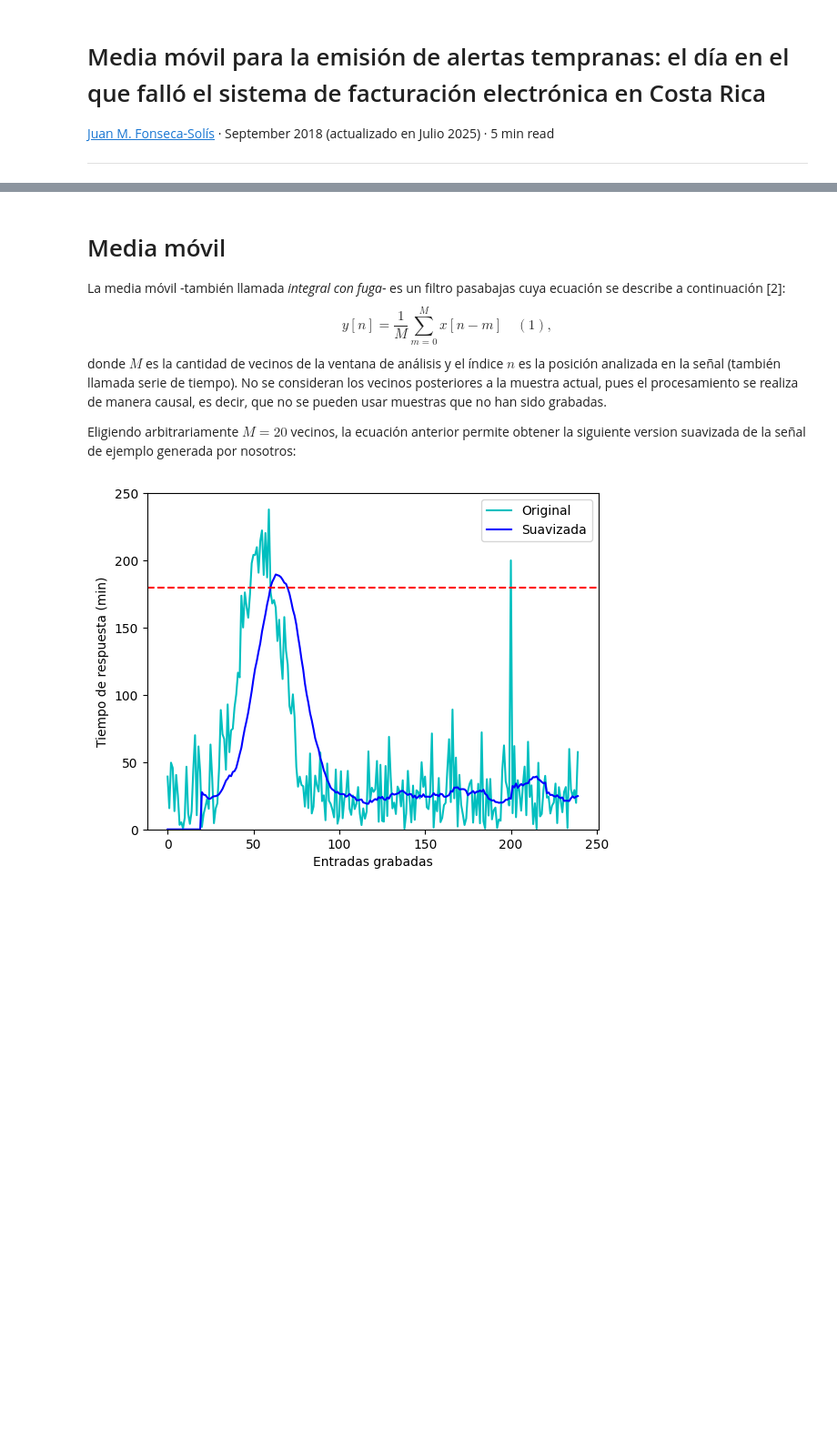
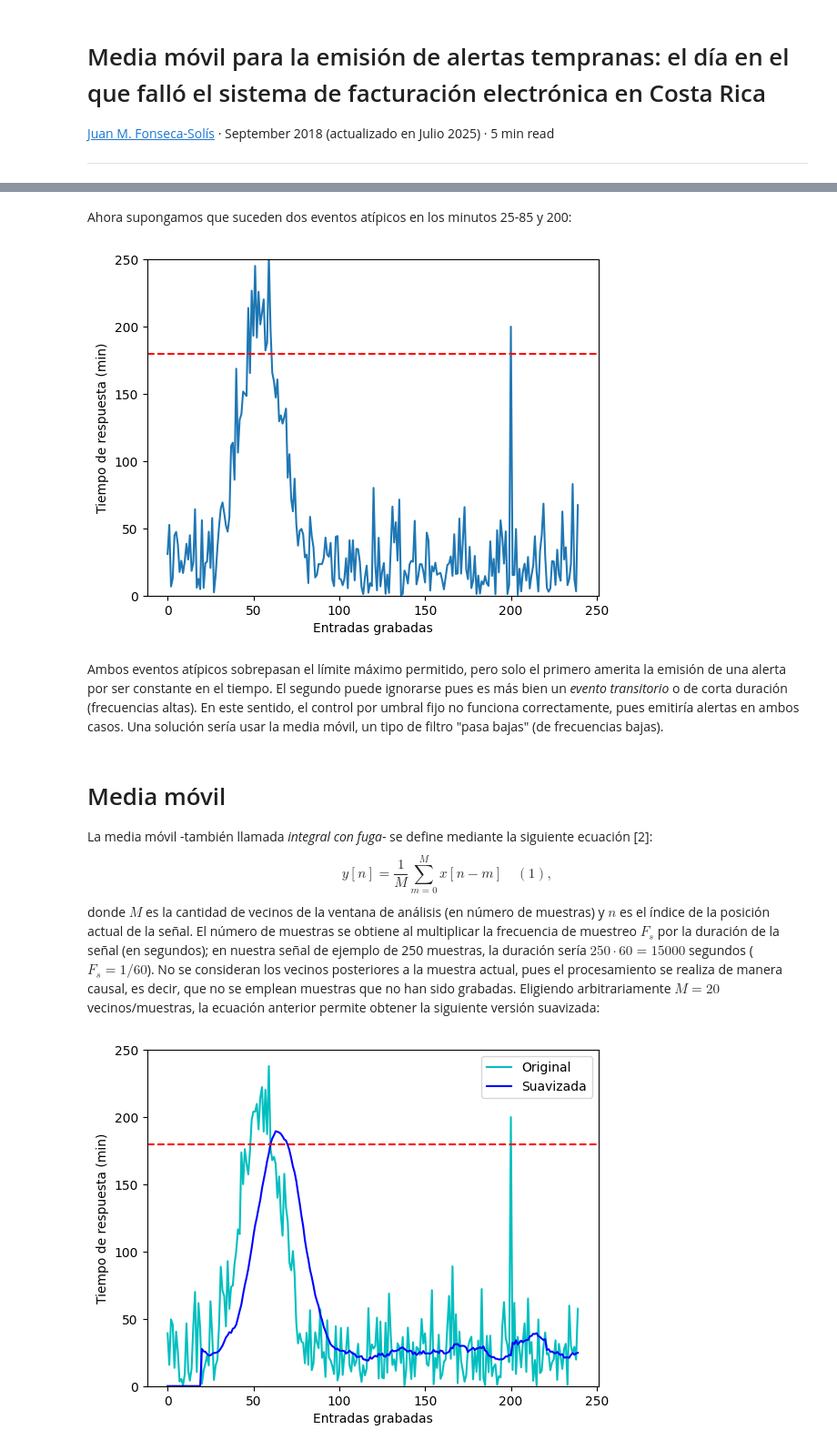
Before and after one commit to juanfonsecasolis/juanfonsecasolis.github.io, a Jupyter notebook: blog/ipynb/JFonseca.suavizadoTraficoServidorWeb.ipynb, the cells around one changed output, grey strips where cells are left out. Shown at 91% size. Cells and saved outputs as stored; diff of their text form; code cells hidden in the pictures; blank space fills up the shorter version.

```diff
--- a/blog/ipynb/JFonseca.suavizadoTraficoServidorWeb.ipynb
+++ b/blog/ipynb/JFonseca.suavizadoTraficoServidorWeb.ipynb
@@ -46,12 +40,21 @@ Como observamos en la figura anterior, los instantes 25 a 85 sobrepasan el lími
+# %% [markdown]
+Ahora supongamos que suceden dos eventos atípicos en los minutos 25-85 y 200:
+# %%
+n0=25
+x[n0:n0+60] += 180*np.hanning(60)
+x[200] = 200
+graficar_senial(x)
+# %% [output]
+[figure, added]
+# %% [markdown]
+Ambos eventos atípicos sobrepasan el límite máximo permitido, pero solo el primero amerita la emisión de una alerta por ser constante en el tiempo. El segundo puede ignorarse pues es más bien un *evento transitorio* o de corta duración (frecuencias altas). En este sentido, el control por umbral fijo no funciona correctamente, pues emitiría alertas en ambos casos. Una solución sería usar la media móvil, un tipo de filtro "pasa bajas" (de frecuencias bajas).
 # %% [markdown]
 # Media móvil
-La media móvil -también llamada _integral con fuga_- es un filtro pasabajas cuya ecuación se describe a continuación [2]:
+La media móvil -también llamada _integral con fuga_- se define mediante la siguiente ecuación [2]:
 $$
     y[n] = \frac{1}{M}\sum_{m=0}^{M}{x[n-m]}\quad (1),
 $$
-donde $M$ es la cantidad de vecinos de la ventana de análisis y el índice $n$ es la posición analizada en la señal (también llamada serie de tiempo). No se consideran los vecinos posteriores a la muestra actual, pues el procesamiento se realiza de manera causal, es decir, que no se pueden usar muestras que no han sido grabadas.
-
-Eligiendo arbitrariamente $M=20$ vecinos, la ecuación anterior permite obtener la siguiente version suavizada de la señal de ejemplo generada por nosotros:
+donde $M$ es la cantidad de vecinos de la ventana de análisis (en número de muestras) y $n$ es el índice de la posición actual de la señal. El número de muestras se obtiene al multiplicar la frecuencia de muestreo $F_s$ por la duración de la señal (en segundos); en nuestra señal de ejemplo de 250 muestras, la duración sería $250 \cdot 60 = 15000$ segundos ($F_s=1/60$). No se consideran los vecinos posteriores a la muestra actual, pues el procesamiento se realiza de manera causal, es decir, que no se emplean muestras que no han sido grabadas. Eligiendo arbitrariamente $M=20$ vecinos/muestras, la ecuación anterior permite obtener la siguiente versión suavizada:
 # %%
 def graficar_seniales(x:np.ndarray, y:np.ndarray):
     plt.figure()
```
Also changed, not shown: parts of 8 cells of this notebook, 3 other files.
